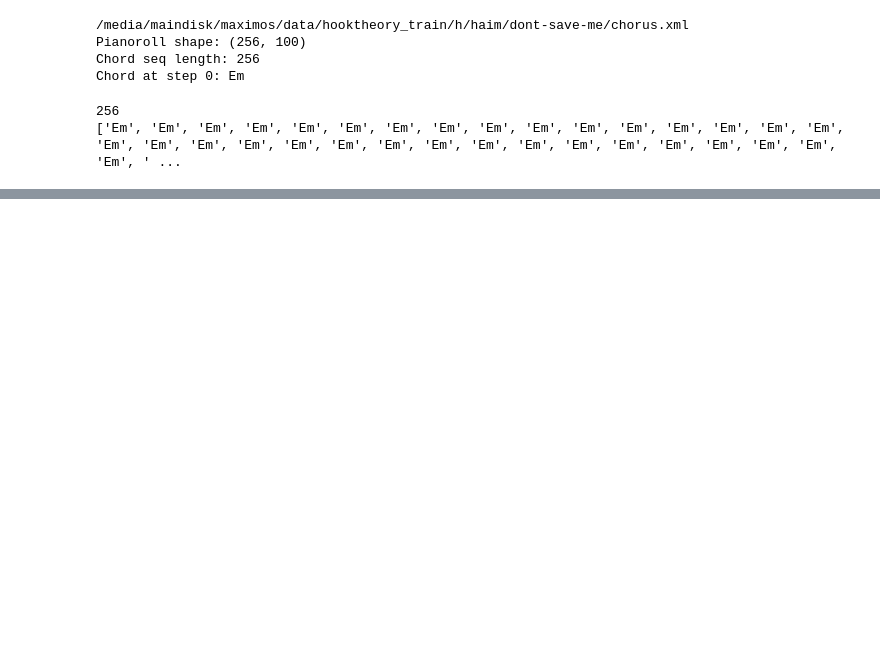
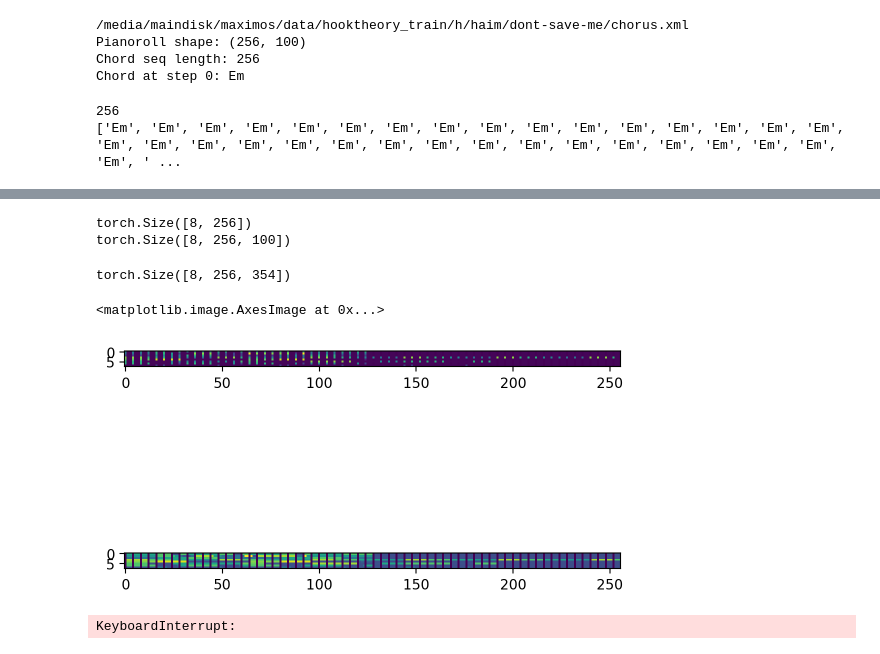
Before and after one commit to maximoskp/MaskedMelHarm, a Jupyter notebook: test_data.ipynb, the cells around one changed output, grey strips where cells are left out. Drawn from its saved outputs; the diff is of its cells as text; code cells hidden in the pictures; blank space fills up the shorter version.

Commit message:
first training steps

```diff
--- a/test_data.ipynb
+++ b/test_data.ipynb
@@ -130,5 +130,5 @@ from MLMDiff_tokenizers import CSMLMDiffTokenizer
 # %%
-tokenizer = CSMLMDiffTokenizer(fixed_length=256)
+tokenizer = CSMLMDifTokenizer(fixed_length=256)
 # %%
 x = tokenizer.encode(full_path)
 # %%
@@ -145,0 +153,3 @@ model = MusicEncoderOnlyTransformer(chord_vocab_size=len(tokenizer.vocab), condi
+# %%
+train_dir = '/media/maindisk/maximos/data/hooktheory_train'
+train_dataset = CSMLMDifDataset(train_dir, tokenizer, 512)
@@ -145,0 +161,10 @@ model = MusicEncoderOnlyTransformer(chord_vocab_size=len(tokenizer.vocab), condi
+# %%
+trainloader = DataLoader(train_dataset, batch_size=8, shuffle=True, collate_fn=CSMLMDif_collate_fn)
+# %%
+batch = next(iter(trainloader))
+# %%
+print(batch['input_ids'].shape)
+print(batch['pianoroll'].shape)
+# %% [output]
+torch.Size([8, 256])
+torch.Size([8, 256, 100])
@@ -145,0 +173,4 @@ model = MusicEncoderOnlyTransformer(chord_vocab_size=len(tokenizer.vocab), condi
+# %%
+print(y.shape)
+# %% [output]
+torch.Size([8, 256, 354])
@@ -145,0 +290,36 @@ model = MusicEncoderOnlyTransformer(chord_vocab_size=len(tokenizer.vocab), condi
+# %%
+spacing_schedule = [16, 8, 4]
+mask_token_id = tokenizer.mask_token_id  # <mask> token index
+step_idx = 2
+
+masked_harmony, target = apply_structured_masking(batch['input_ids'], mask_token_id, step_idx, spacing_schedule)
+# print(masked_harmony)
+# print(target)
+plt.subplot(2,1,1)
+plt.imshow(masked_harmony)
+plt.subplot(2,1,2)
+plt.imshow(target)
+# %% [output]
+<matplotlib.image.AxesImage at 0x...>
+[figure, added]
+# %%
+from torch.optim import AdamW
+spacing_schedule = [16, 8, 4]
+mask_token_id = tokenizer.mask_token_id  # <mask> token index
+
+lr = 0.00005
+optimizer = AdamW(model.parameters(), lr=lr)
+
+train_with_curriculum(
+    model=model,
+    optimizer=optimizer,
+    dataloader=trainloader,
+    loss_fn=torch.nn.CrossEntropyLoss(ignore_index=-100),
+    spacing_schedule=spacing_schedule,
+    mask_token_id=mask_token_id,
+    epochs=20,
+    curriculum_type="mixed",  # or "linear"
+    epochs_per_stage=3        # only for linear
+)
+# %% [output]
+KeyboardInterrupt:
```
Also changed, not shown: parts of 9 cells of this notebook, 3 other files.
